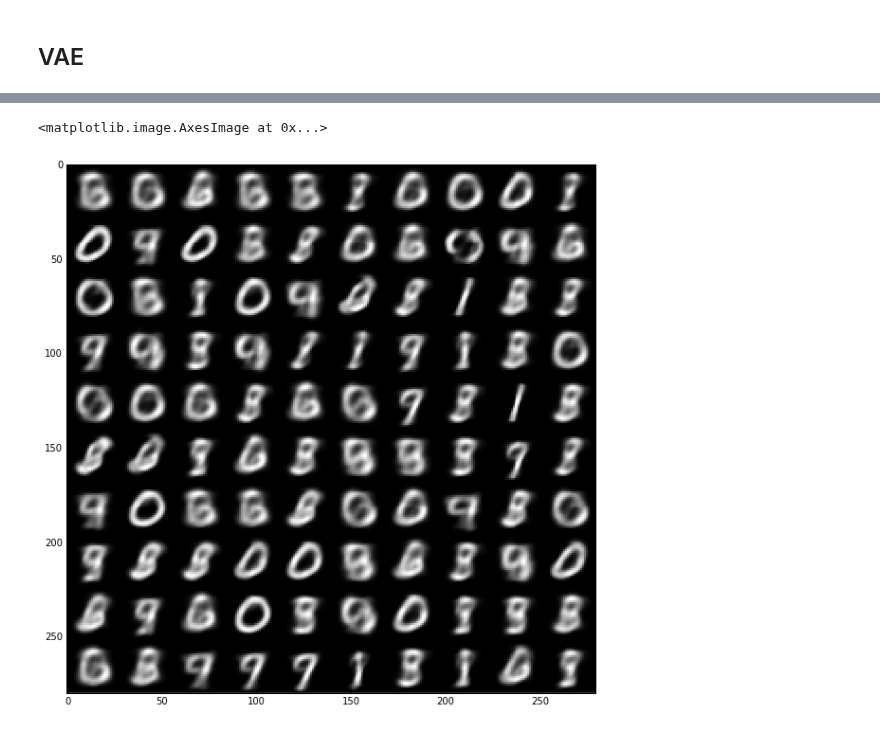
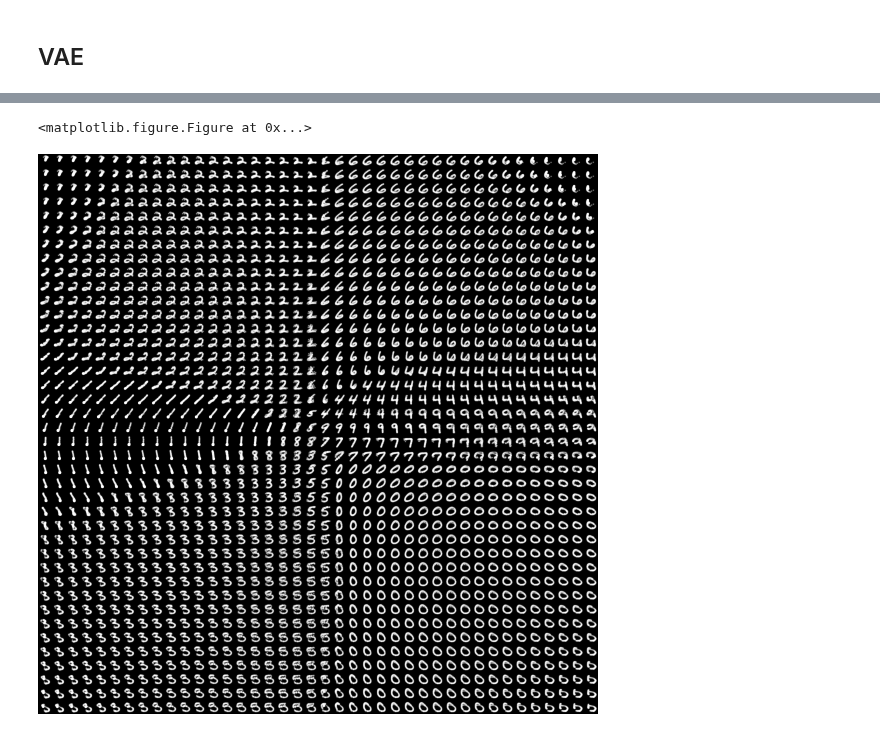
Before and after one commit to mehdidc/feature_generation, a Jupyter notebook: ipynb/generatesimple.ipynb, the cells around one changed output, grey strips where cells are left out. Cells and saved outputs as stored; diff of their text form; code cells hidden in the pictures.

```diff
--- a/ipynb/generatesimple.ipynb
+++ b/ipynb/generatesimple.ipynb
@@ -703,10 +727,25 @@ plt.scatter(z[:, 0], z[:, 1], c=y)
 # %%
-z_samples = np.random.normal(0, 1, size=(100, z_size))
+nb = 40*40
+if z_size == 2:
+    x = np.linspace(-5, 5, np.sqrt(nb))
+    y = np.linspace(-5, 5, np.sqrt(nb))
+    x, y = np.meshgrid(x, y)
+    x = x.flatten()
+    y = y.flatten()
+    z_samples = np.vstack((x, y)).T
+else:
+    z_samples = np.random.normal(0, 2, size=(nb, z_size))
+
 z_samples = z_samples.astype(np.float32)
 x_samples = sample(z_samples)
 x_samples = x_samples.transpose((0, 2, 3, 1)) * np.ones((1, 1, 1, 3))
 fig = plt.figure(figsize=(10, 10))
-plt.imshow(dispims_color(x_samples), cmap='gray', interpolation='none')
+
+img = dispims_color(x_samples)
 # %% [output]
-<matplotlib.image.AxesImage at 0x...>
+<matplotlib.figure.Figure at 0x...>
-[figure, removed]
+# %%
+imsave('out.png', img)
+Image('out.png')
+# %% [output]
+[figure, added]
```
Also changed, not shown: parts of 3 cells of this notebook, 6 other files.
